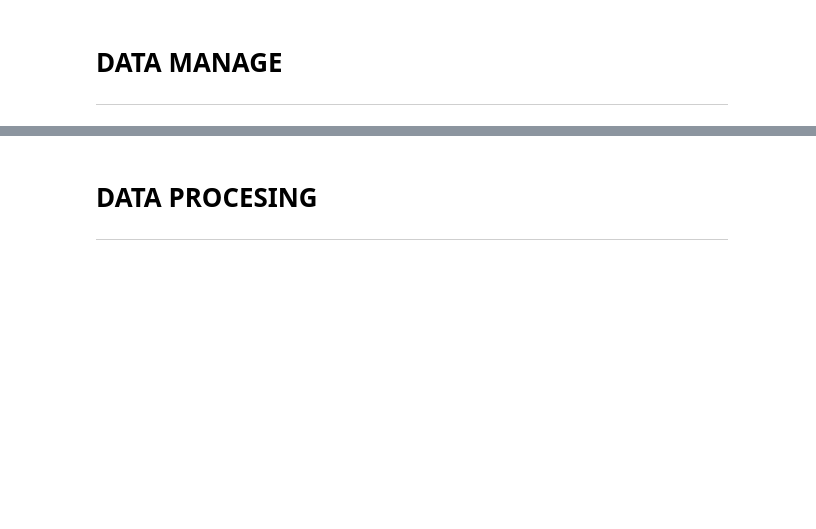
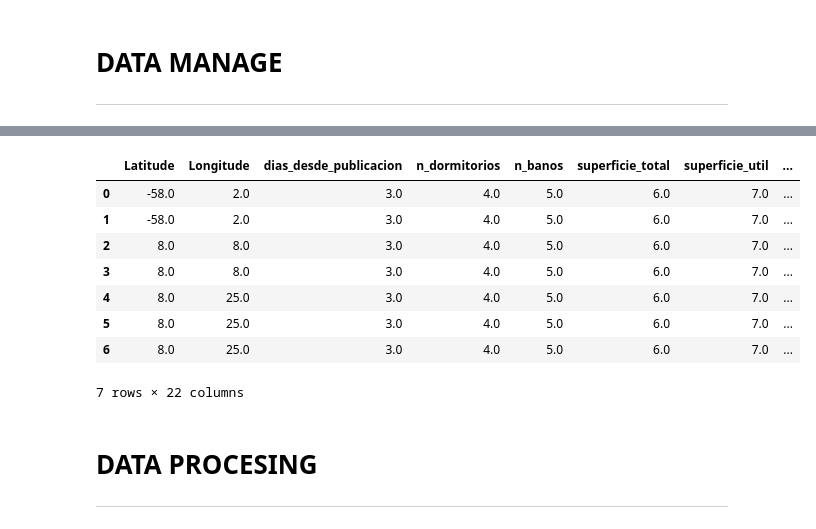
Before and after one commit to NEOZRO/portal_inmobiliario_web_scraper, a Jupyter notebook: webscaper.ipynb, the cells around one changed output, grey strips where cells are left out. Drawn from its saved outputs; the diff is of its cells as text; code cells hidden in the pictures; blank space fills up the shorter version.

Commit message:
feat(webscrapper): database v0.04

```diff
--- a/webscaper.ipynb
+++ b/webscaper.ipynb
@@ -40,3 +61,21 @@ WSPI.last_soup_debug.find_all(string="Publicado esta semana")
+# %%
+database = "real_estate.db"
+conn = create_db_connection(database)
+df = get_joined_data_as_dataframe(conn=conn, threshold_date="2024-07-10")
+# %%
+# DROP DUPLICATED COLUMNA AFTER JOIN
+df = df.T.drop_duplicates().T
+df
+# %% [output]
+|  | Latitude | Longitude | dias_desde_publicacion | n_dormitorios | n_banos | superficie_total | superficie_util | ... |
+| 0 | -58.0 | 2.0 | 3.0 | 4.0 | 5.0 | 6.0 | 7.0 | ... |
+| 1 | -58.0 | 2.0 | 3.0 | 4.0 | 5.0 | 6.0 | 7.0 | ... |
+| 2 | 8.0 | 8.0 | 3.0 | 4.0 | 5.0 | 6.0 | 7.0 | ... |
+| 3 | 8.0 | 8.0 | 3.0 | 4.0 | 5.0 | 6.0 | 7.0 | ... |
+| 4 | 8.0 | 25.0 | 3.0 | 4.0 | 5.0 | 6.0 | 7.0 | ... |
+| 5 | 8.0 | 25.0 | 3.0 | 4.0 | 5.0 | 6.0 | 7.0 | ... |
+| 6 | 8.0 | 25.0 | 3.0 | 4.0 | 5.0 | 6.0 | 7.0 | ... |
+7 rows × 22 columns
 # %% [markdown]
 # DATA PROCESING
 ------------------------------------------
```
Also changed, not shown: parts of 8 cells of this notebook, 3 other files.
